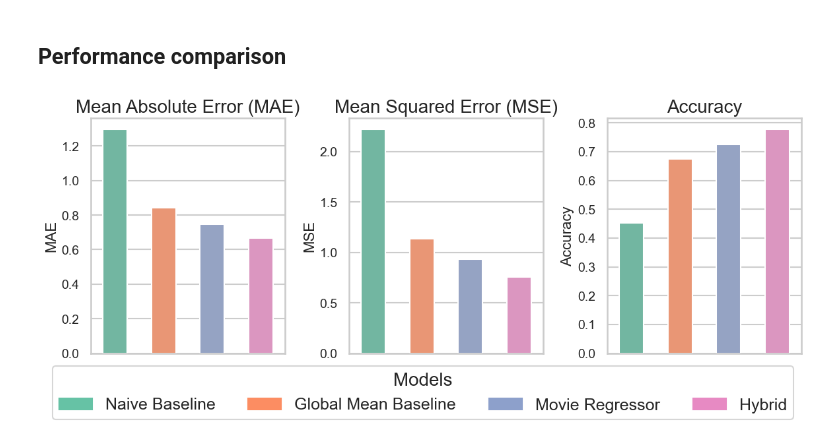
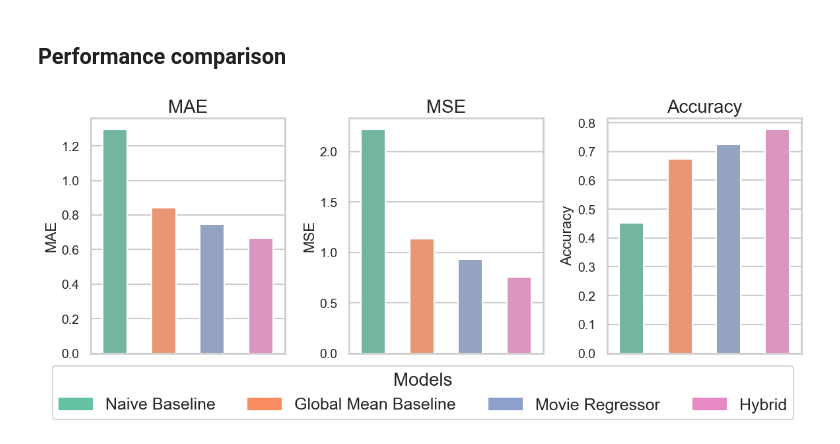
Before and after one commit to vasia-korz/recommendation-system, a Jupyter notebook: test.ipynb, the cells around one changed output. Saved outputs shown, nothing was run; the diff lists cells and outputs as text; code cells hidden in the pictures.

Commit message:
graphs

```diff
--- a/test.ipynb
+++ b/test.ipynb
@@ -107,33 +107,33 @@ sns.set_context("talk")
 colors = sns.color_palette("Set2", len(result_names))
 
 fig, axs = plt.subplots(1, 3, figsize=(12, 5))  # Adjust width for horizontal layout
 
 sns.barplot(x="Model", y="Value", hue="Model", data=df[df["Metric"] == "mae"], palette=colors, width=0.5, ax=axs[0], dodge=False)
-axs[0].set_title("Mean Absolute Error (MAE)", fontsize=20)
+axs[0].set_title("MAE", fontsize=20)
 axs[0].set_ylabel("MAE", fontsize=16)
 axs[0].set_xlabel("")
 axs[0].tick_params(axis='y', labelsize=14)
 axs[0].set_xticks([])
 
 sns.barplot(x="Model", y="Value", hue="Model", data=df[df["Metric"] == "mse"], palette=colors, width=0.5, ax=axs[1], dodge=False)
-axs[1].set_title("Mean Squared Error (MSE)", fontsize=20)
+axs[1].set_title("MSE", fontsize=20)
 axs[1].set_ylabel("MSE", fontsize=16)
 axs[1].set_xlabel("")
 axs[1].tick_params(axis='y', labelsize=14)
 axs[1].set_xticks([])
 
 sns.barplot(x="Model", y="Value", hue="Model", data=df[df["Metric"] == "accuracy"], palette=colors, width=0.5, ax=axs[2], dodge=False)
 axs[2].set_title("Accuracy", fontsize=20)
 axs[2].set_ylabel("Accuracy", fontsize=16)
 axs[2].set_xlabel("")
 axs[2].tick_params(axis='y', labelsize=14)
 axs[2].set_xticks([])
 
 handles = [plt.Rectangle((0,0),1,1, color=color) for color in colors]
 labels = result_names
 fig.legend(handles, labels, loc='lower center', ncol=4, fontsize=18, title="Models", title_fontsize=20, bbox_to_anchor=(0.5, -0.05))
 
 plt.tight_layout(rect=(0.0, 0.1, 1.0, 1.0))
 plt.show()
 # %% [output]
-[figure, old version]
+[figure, new version]
```
Also changed, not shown: 3 other files.
